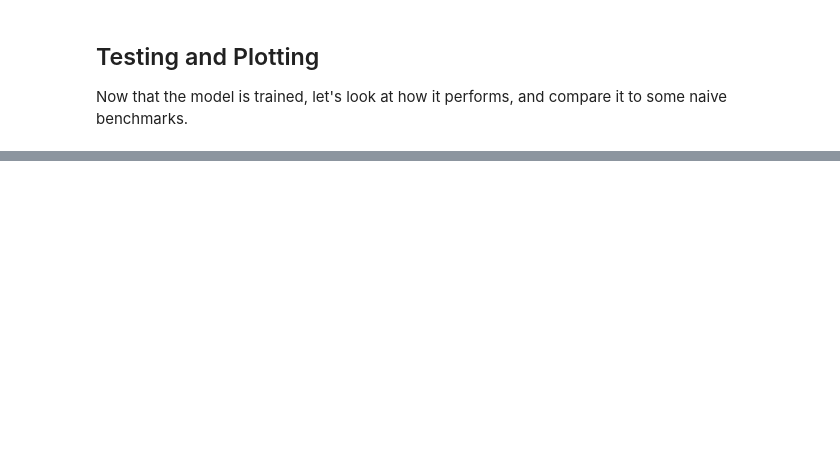
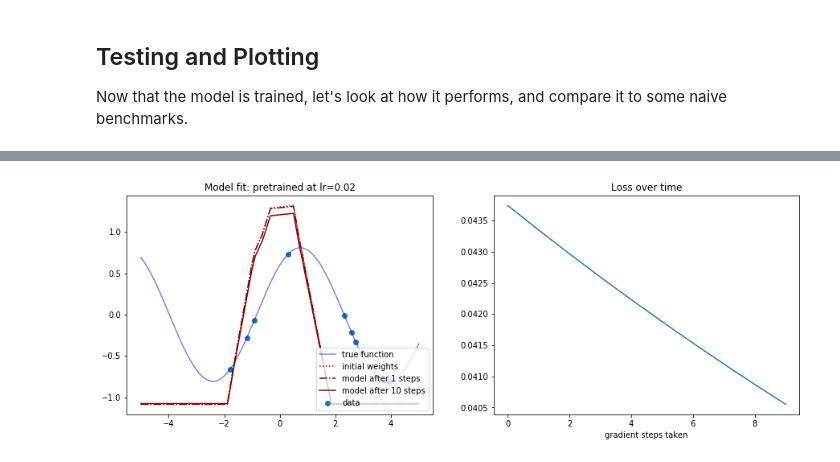
Before and after one commit to vmikulik/maml-pytorch, a Jupyter notebook: MAML-Sines.ipynb, the cells around one changed output, grey strips where cells are left out. Cells and saved outputs as stored; diff of their text form; code cells hidden in the pictures; blank space fills up the shorter version.

```diff
--- a/MAML-Sines.ipynb
+++ b/MAML-Sines.ipynb
@@ -320,0 +335,4 @@ While not as dramatic as the comparison in the paper, the MAML weights clearly l
+# %%
+plot_sampled_performance(pretrained, 'pretrained at lr=0.02', task, X, y, lr=0.02)
+# %% [output]
+[figure, added]
```
Also changed, not shown: parts of 21 cells of this notebook.
